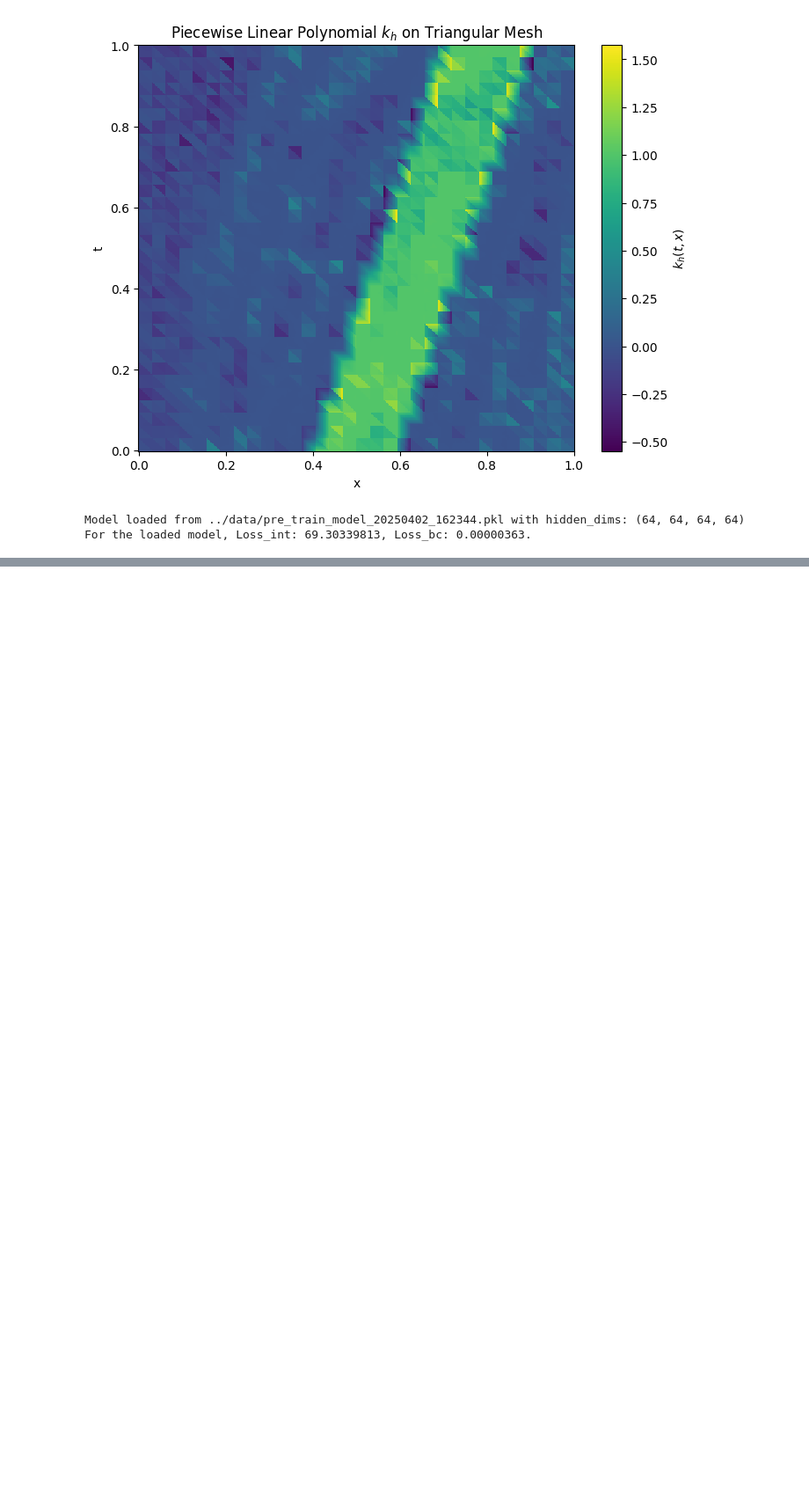
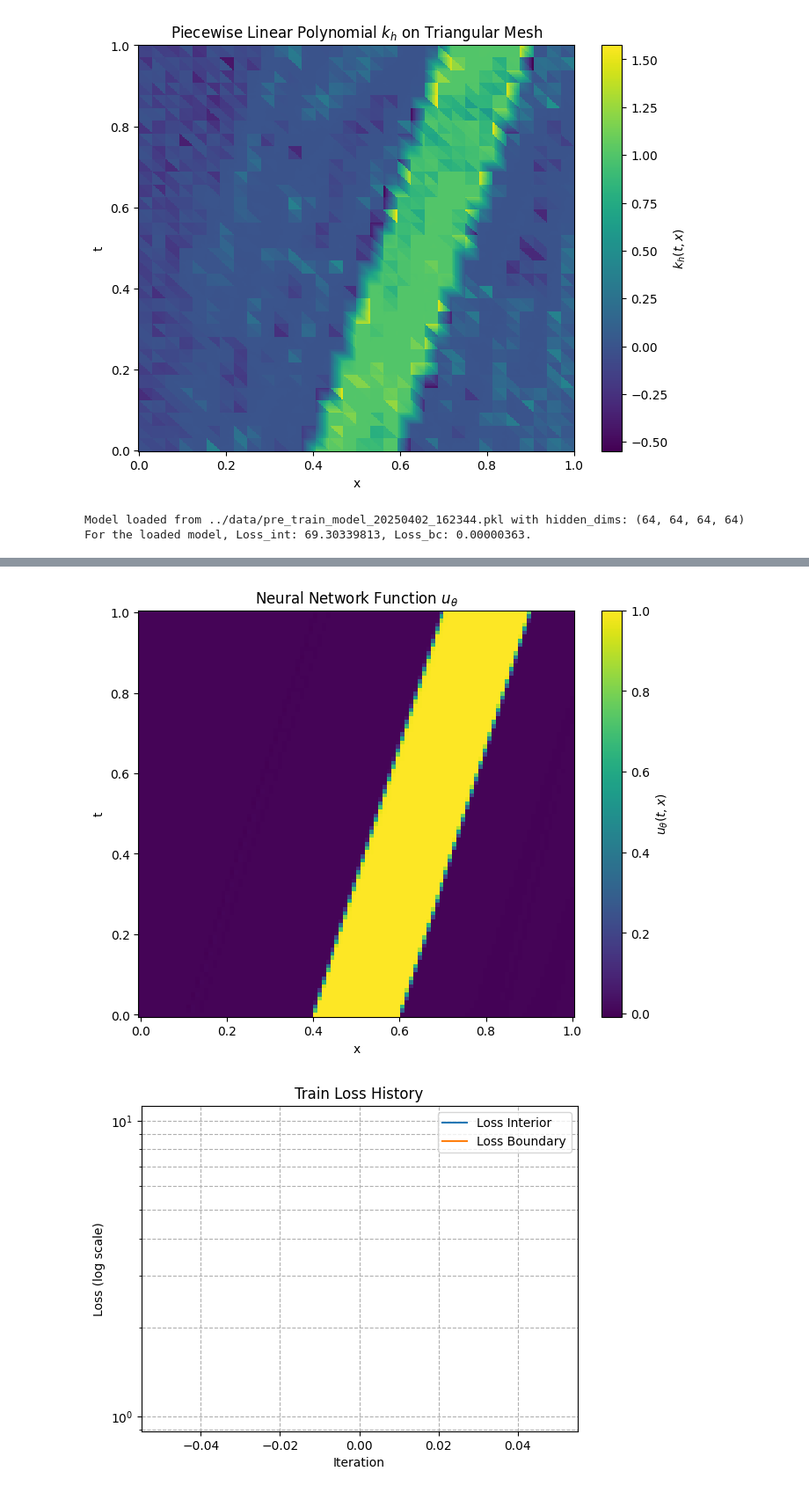
Before and after one commit to HaoLi-HL/NN-HCL, a Jupyter notebook: Code/HCL_1D_triangle_mesh.ipynb, the cells around one changed output, grey strips where cells are left out. Shown at 88% size. Drawn from its saved outputs; the diff is of its cells as text; code cells hidden in the pictures; blank space fills up the shorter version.

```diff
--- a/Code/HCL_1D_triangle_mesh.ipynb
+++ b/Code/HCL_1D_triangle_mesh.ipynb
@@ -546,7 +549,7 @@ optProb.train_process(train_num_iterations)
 plot_u_theta(optProb.model, optProb.params, M_t=100, M_x=100)  # Plot after train
 
 # Plot train loss history
-plot_loss_history(train_loss_int_history, train_loss_bc_history, 'Train Loss History')
+plot_loss_history(optProb.loss_int_history, optProb.loss_bc_history, 'Train Loss History')
 # %% [output]
 Model loaded from ../data/pre_train_model_20250402_162344.pkl with hidden_dims: (64, 64, 64, 64)
 For the loaded model, Loss_int: 69.30339813, Loss_bc: 0.00000363.
@@ -571 +574,3 @@ Iteration 424, after maximize k_h, loss: 28.38752937, 0.00004487.
+[figure, added]
+[figure, added]
 # %%
```
Also changed, not shown: parts of 5 cells of this notebook.
